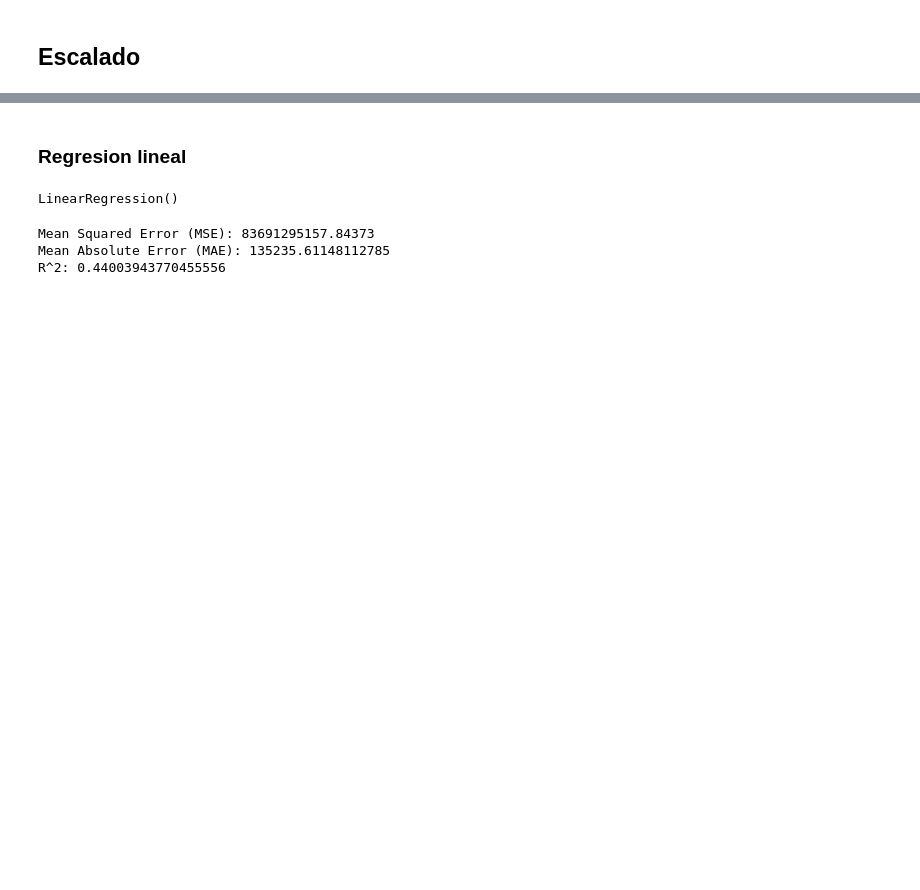
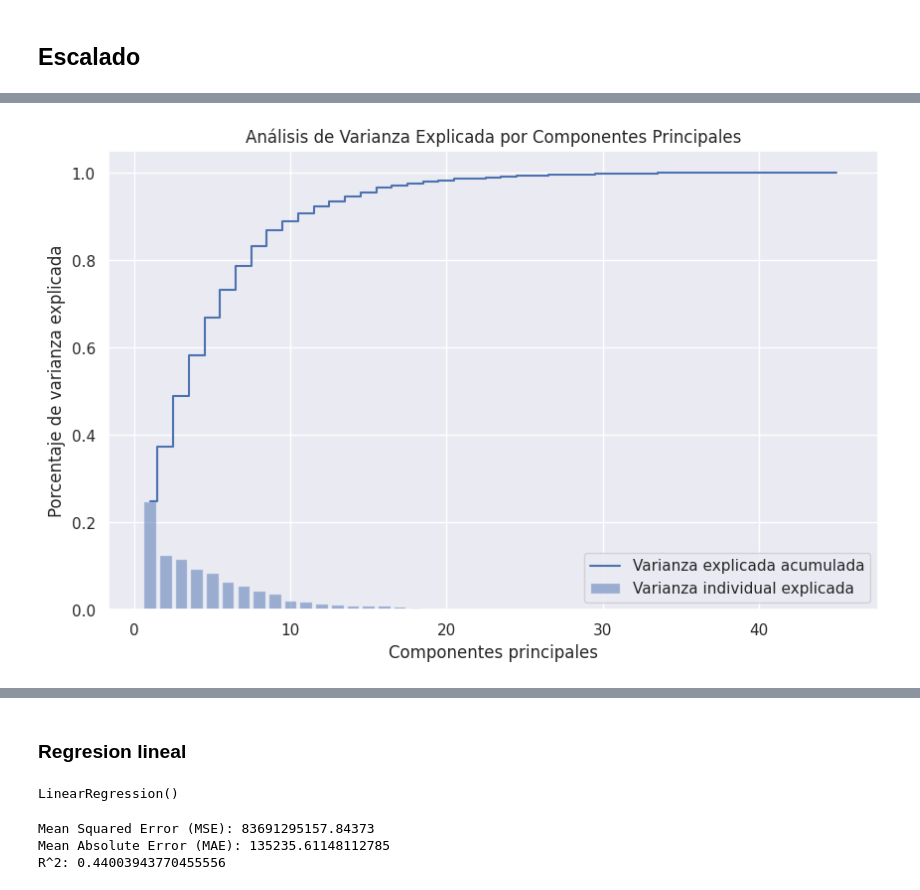
Before and after one commit to Farrius/Datathon_2024, a Jupyter notebook: models_training.ipynb, the cells around one changed output, grey strips where cells are left out. Cells and saved outputs as stored; diff of their text form; code cells hidden in the pictures; blank space fills up the shorter version.

```diff
--- a/models_training.ipynb
+++ b/models_training.ipynb
@@ -44,0 +51,7 @@ X_test_scaled = pd.DataFrame(X_test_scaled, columns=X_test.columns)
+# %%
+pca = PCA()
+X_train_pca = pca.fit_transform(X_train_scaled)
+X_test_pca = pca.transform(X_test_scaled)
+
+print(pca.explained_variance_ratio_)
+print(pca.explained_variance_ratio_.cumsum())
@@ -44,0 +79,12 @@ X_test_scaled = pd.DataFrame(X_test_scaled, columns=X_test.columns)
+# %%
+explained_variance = pca.explained_variance_ratio_
+plt.figure(figsize=(10, 6))
+plt.bar(range(1, len(explained_variance) + 1), explained_variance, alpha=0.5, align='center', label='Varianza individual explicada')
+plt.step(range(1, len(explained_variance) + 1), np.cumsum(explained_variance), where='mid', label='Varianza explicada acumulada')
+plt.xlabel('Componentes principales')
+plt.ylabel('Porcentaje de varianza explicada')
+plt.legend(loc='best')
+plt.title('Análisis de Varianza Explicada por Componentes Principales')
+plt.show();
+# %% [output]
+[figure, added]
```
Also changed, not shown: parts of 12 cells of this notebook, 1 other file.
